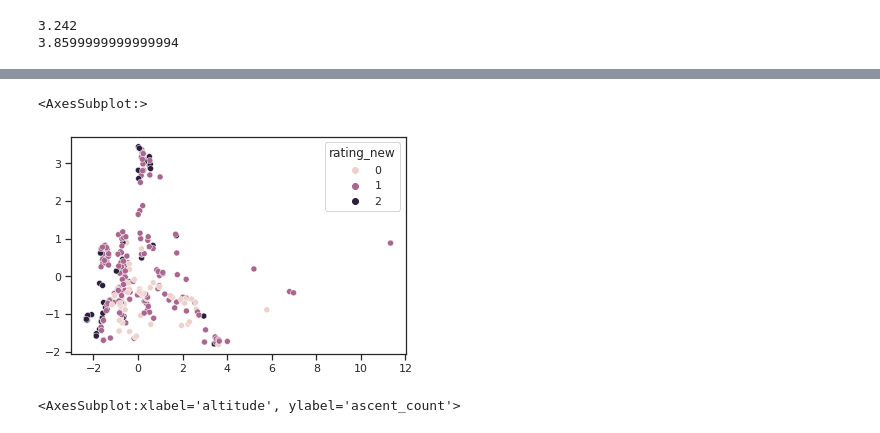
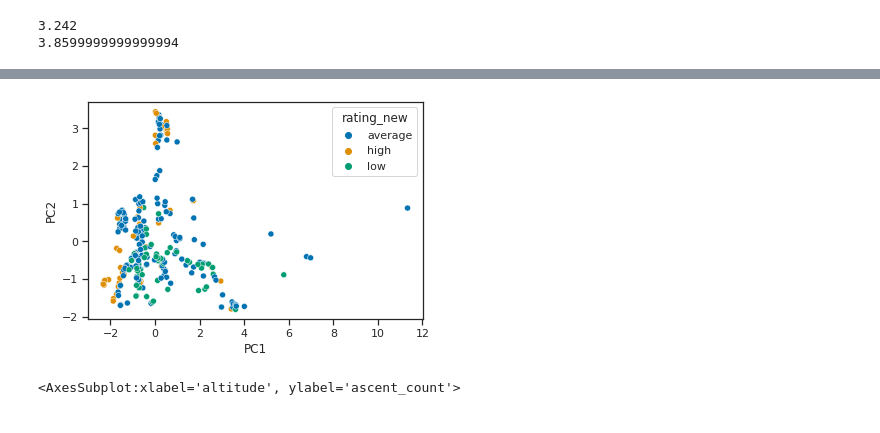
Before and after one commit to filipbalucha/FDS_final_project, a Jupyter notebook: data_analysis.ipynb, the cells around one changed output, grey strips where cells are left out. Saved outputs shown, nothing was run; the diff lists cells and outputs as text; code cells hidden in the pictures.

```diff
--- a/data_analysis.ipynb
+++ b/data_analysis.ipynb
@@ -363,10 +372,6 @@ scaled_munro = pd.DataFrame(scaler.fit_transform(munro_subset), index=munro_subs
 # %%
-X = scaled_munro
-y = munro['ascent_count']
-
 fs = SelectKBest(score_func=f_regression, k='all')  # TODO: explain
-# learn relationship from training data
-fs.fit(X, y)
+fs.fit(X=scaled_munro, y=munro['ascent_count']) # learn relationship from training data
 
 selected_features = []
 for p_value, feature in zip(fs.pvalues_, scaled_munro.columns):
@@ -457,0 +458,7 @@ We now interpret the PCA loadings:
+# %%
+# Reapply PCA to work with cleaner data
+pca = PCA(n_components=knee)
+
+# Transform original data using PC scores
+transformed_values = pca.fit_transform(scaled_munro)
+df_transformed = pd.DataFrame(transformed_values, columns=pc_scores)
@@ -473,8 +479,3 @@ df_pca.style.background_gradient(cmap=cm).set_precision(2)
 | population_50 | 0.43 | -0.05 | 0.46 |
 | population_75 | 0.50 | -0.25 | 0.04 |
 | population_100 | 0.50 | -0.14 | -0.35 |
-# %%
-df_transformed = pd.DataFrame(transformed_values, columns=['PC1','PC2','PC3'])
-
-sns.pairplot(df_transformed)
-plt.show()
@@ -707,9 +594,9 @@ print(higher)
 # %%
 def f(item):
     if item <= lower:
-        return 0
+        return 'low'
     elif item >= higher:
-        return 2
+        return 'high'
     else:
-        return 1
+        return 'average'
 munro['rating_new'] = munro['rating'].apply(f)
@@ -721,8 +603,8 @@ sns.scatterplot(data=munro, y='ascent_count', x='altitude', hue='rating_new')
 # %%
-sns.scatterplot(y=transformed_values[:,1], x=transformed_values[:,0], hue=munro['rating_new'])
+sns.scatterplot(x=df_transformed['PC1'], y=df_transformed['PC2'], hue=munro['rating_new'])
+plt.show()
 # %% [output]
-<AxesSubplot:>
-[figure, old version]
+[figure, new version]
 # %%
 def f(item):
     if item == 'Cairngorms':
```
Also changed, not shown: parts of 44 cells of this notebook.
